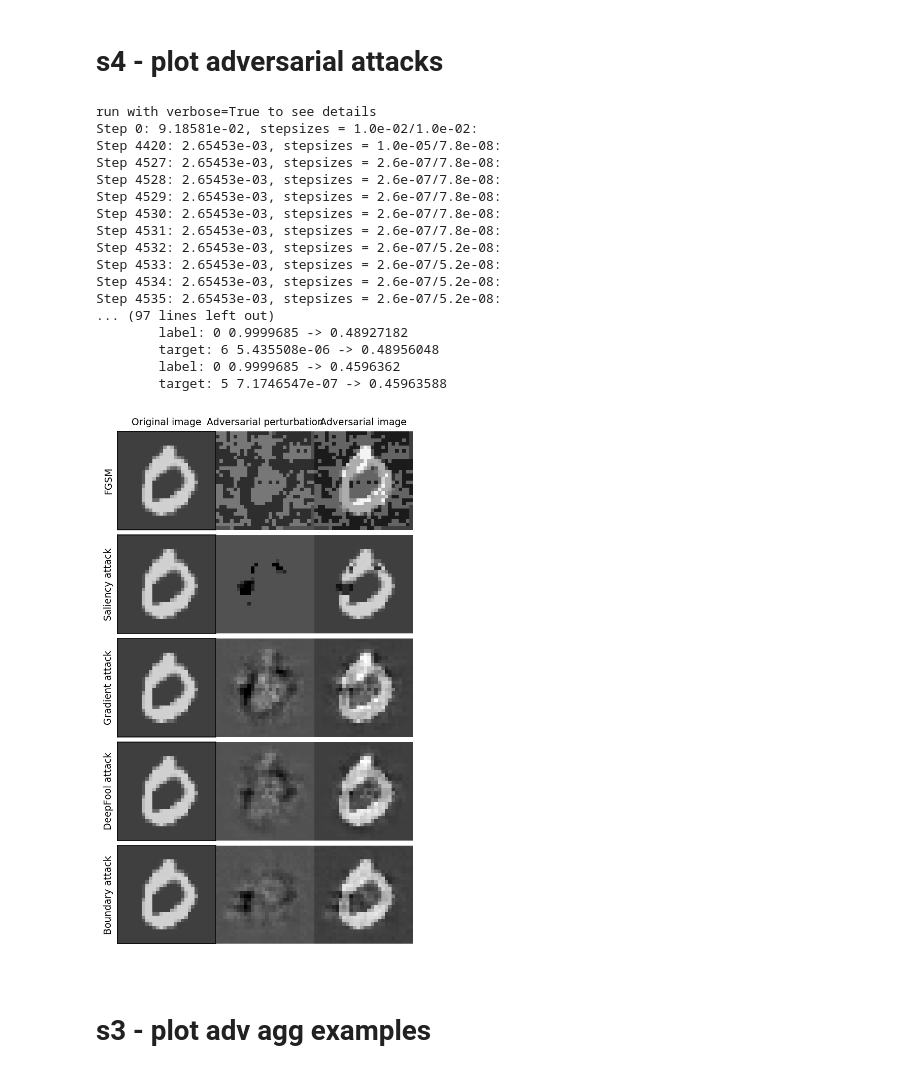
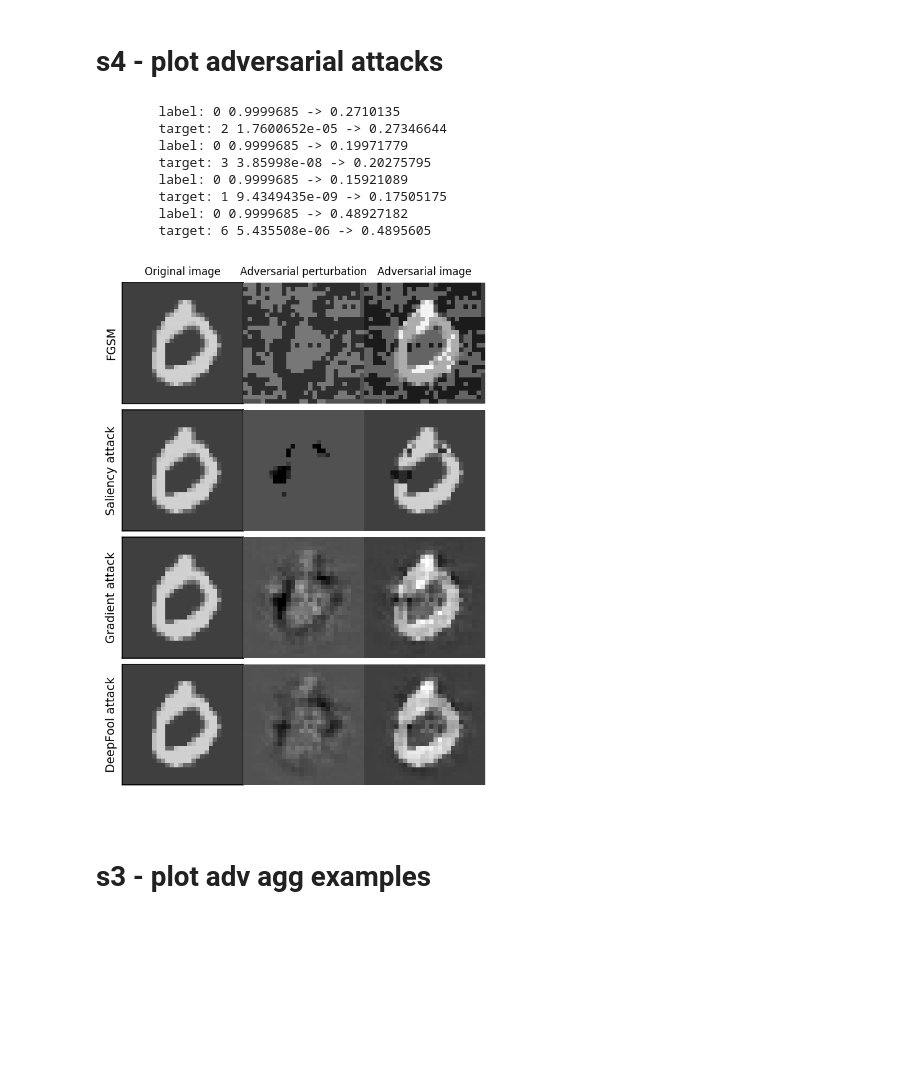
Before and after one commit to csinva/hierarchical-dnn-interpretations, a Jupyter notebook: reproduce_figs/fig_s3_s4.ipynb, the cells around one changed output. Saved outputs shown, nothing was run; the diff lists cells and outputs as text; code cells hidden in the pictures; blank space fills up the shorter version.

Commit message:
moving to model agnostic

```diff
--- a/reproduce_figs/fig_s3_s4.ipynb
+++ b/reproduce_figs/fig_s3_s4.ipynb
@@ -6,10 +6,11 @@ import numpy as np
 import matplotlib.pyplot as plt
 import foolbox
 import torch
-from torch.autograd import Variable
 import torch
 import random
+device = 'cuda' if torch.cuda.is_available() else 'cpu'
 
+import sys
 sys.path.append('../visualization')
 sys.path.append('../acd/util')
 sys.path.append('../acd/scores')
@@ -22,10 +26,10 @@ import viz_2d as viz
 # load the dataset
 sys.path.append('../dsets/mnist')
 import dset
-im_torch, im_orig, label = dset.get_im_and_label(250) # this will download the mnist dataset
+im_torch, im_orig, label = dset.get_im_and_label(250, device=device) # this will download the mnist dataset
 
 
 # load the model
-model = dset.Net().cuda()
-model.load_state_dict(torch.load('../dsets/mnist/mnist.model'))
-model.eval()
+model = dset.Net().to(device)
+model.load_state_dict(torch.load('../dsets/mnist/mnist.model', map_location=device))
+model = model.eval()
@@ -40,11 +36,11 @@ Net(
 # %%
-def attack_im_num(dset, model, im_num, attack_type):
+def attack_im_num(dset, model, im_num, attack_type, device='cuda'):
     # seed
     np.random.seed(13)
     random.seed(13)
     torch.manual_seed(13)
 
-    im_torch, im_orig, label = dset.get_im_and_label(im_num)
+    im_torch, im_orig, label = dset.get_im_and_label(im_num, device=device)
     pix_min = np.min(im_torch.data.cpu().numpy())
     pix_max = np.max(im_torch.data.cpu().numpy())
     fmodel = foolbox.models.PyTorchModel(model, bounds=(pix_min-1, pix_max+1),
@@ -66,7 +62,7 @@ def attack_im_num(dset, model, im_num, attack_type):
         im_orig_adv = attack(im_torch.data.cpu().numpy()[0], label)
 
     # # set up vars
-    im_torch_adv = Variable(torch.from_numpy(np.expand_dims(im_orig_adv, 0)).cuda(), requires_grad=True)
+    im_torch_adv = torch.from_numpy(np.expand_dims(im_orig_adv, 0)).to(device)
     im_orig_adv = im_orig_adv[0] # make this 28 x 28
 
     # see preds
@@ -83,17 +79,17 @@ def attack_im_num(dset, model, im_num, attack_type):
 # %%
 # attack image in several ways
 im_num = 3
-ats = ['fgsm', 'saliency', 'gradientattack', 'deepfoolattack', 'boundaryattack']
+ats = ['fgsm', 'saliency', 'gradientattack', 'deepfoolattack'] #, 'boundaryattack']
 vals = []
 for attack_type in ats:
-    im_orig, im_torch, im_orig_adv, im_torch_adv, label, target, pred_orig, pred_adv = attack_im_num(dset, model, im_num, attack_type)
+    im_orig, im_torch, im_orig_adv, im_torch_adv, label, target, pred_orig, pred_adv = attack_im_num(dset, model, im_num, attack_type, device=device)
     vals.append((im_orig, im_torch, im_orig_adv, im_torch_adv, label, target, pred_orig, pred_adv))
 
 
 plt.figure(figsize=(5, 9), dpi=150)
 num_rows = 5
 num_cols = 3
-titsize = 9
+titsize = 8
 labsize = 9
 att_names = ['FGSM', 'Saliency attack', 'Gradient attack', 'DeepFool attack', 'Boundary attack']
 
@@ -110,50 +106,41 @@ for i, attack_type in enumerate(ats):
 # plot
 for i, attack_type in enumerate(ats):
     (im_orig, im_torch, im_orig_adv, im_torch_adv, label, target, pred_orig, pred_adv) = vals[i]
 
     plt.subplot(num_rows, num_cols, num_cols * i + 1)
     plt.imshow(im_orig, cmap='gray', vmin=vmin, vmax=vmax)
     plt.gca().xaxis.set_visible(False)
     plt.gca().yaxis.set_ticks([])
     if i == 0:
         plt.title('Original image', fontsize=titsize)
     plt.ylabel(att_names[i], fontsize=labsize)
 
     plt.subplot(num_rows, num_cols, num_cols * i + 2)
     plt.imshow(im_orig_adv - im_orig, cmap='gray', vmin=vmin, vmax=vmax)
     plt.axis('off')
     if i == 0:
         plt.title('Adversarial perturbation', fontsize=titsize)
 
     plt.subplot(num_rows, num_cols, num_cols * i + 3)
     plt.imshow(im_orig_adv, cmap='gray', vmin=vmin, vmax=vmax)
     plt.axis('off')
     if i == 0:
         plt.title('Adversarial image', fontsize=titsize)
     print('\tlabel:', label, pred_orig[label], '->', pred_adv[label])
     print('\ttarget:', target, pred_orig[target], '->', pred_adv[target])
 
 plt.subplots_adjust(wspace=0, hspace=0)
 plt.show()
 # %% [output]
-run with verbose=True to see details
-Step 0: 9.18581e-02, stepsizes = 1.0e-02/1.0e-02:
-Step 4420: 2.65453e-03, stepsizes = 1.0e-05/7.8e-08:
-Step 4527: 2.65453e-03, stepsizes = 2.6e-07/7.8e-08:
-Step 4528: 2.65453e-03, stepsizes = 2.6e-07/7.8e-08:
-Step 4529: 2.65453e-03, stepsizes = 2.6e-07/7.8e-08:
-Step 4530: 2.65453e-03, stepsizes = 2.6e-07/7.8e-08:
-Step 4531: 2.65453e-03, stepsizes = 2.6e-07/7.8e-08:
-Step 4532: 2.65453e-03, stepsizes = 2.6e-07/5.2e-08:
-Step 4533: 2.65453e-03, stepsizes = 2.6e-07/5.2e-08:
-Step 4534: 2.65453e-03, stepsizes = 2.6e-07/5.2e-08:
-Step 4535: 2.65453e-03, stepsizes = 2.6e-07/5.2e-08:
-... (97 lines left out)
+        label: 0 0.9999685 -> 0.2710135
+        target: 2 1.7600652e-05 -> 0.27346644
+        label: 0 0.9999685 -> 0.19971779
+        target: 3 3.85998e-08 -> 0.20275795
+        label: 0 0.9999685 -> 0.15921089
+        target: 1 9.4349435e-09 -> 0.17505175
         label: 0 0.9999685 -> 0.48927182
-        target: 6 5.435508e-06 -> 0.48956048
-        label: 0 0.9999685 -> 0.4596362
-        target: 5 7.1746547e-07 -> 0.45963588
+        target: 6 5.435508e-06 -> 0.4895605
-[figure, old version]
+[figure, new version]
 # %% [markdown]
 # s3 - plot adv agg examples
 # %%
```
Also changed, not shown: parts of 3 cells of this notebook, 12 other files.
